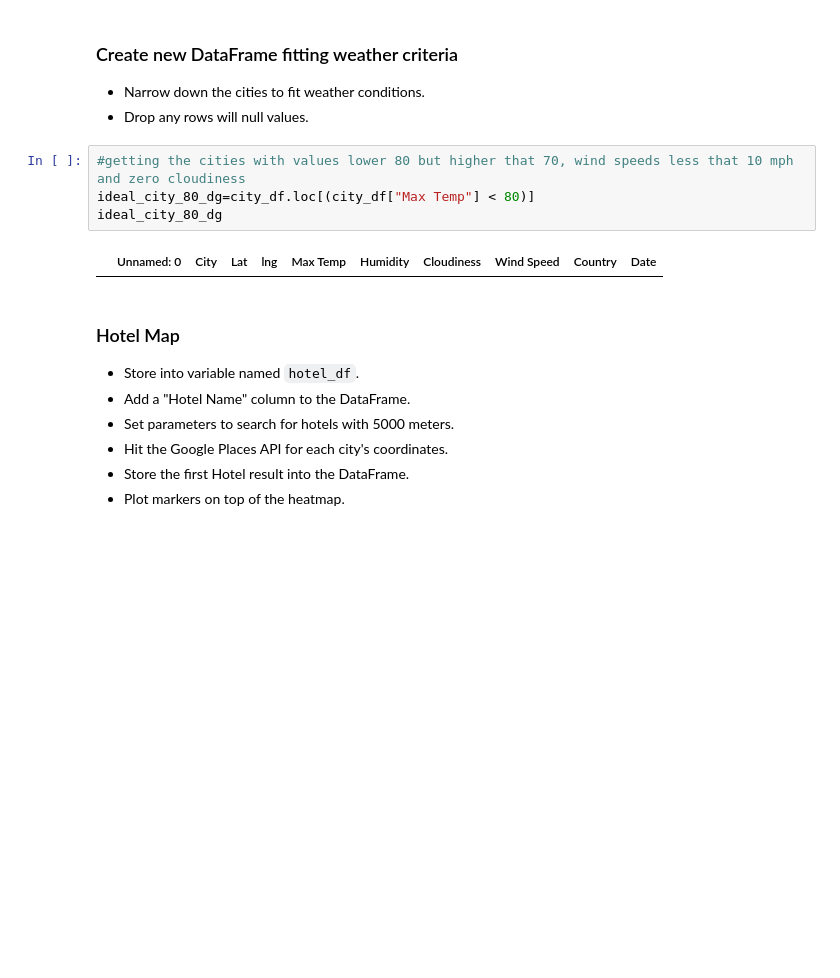
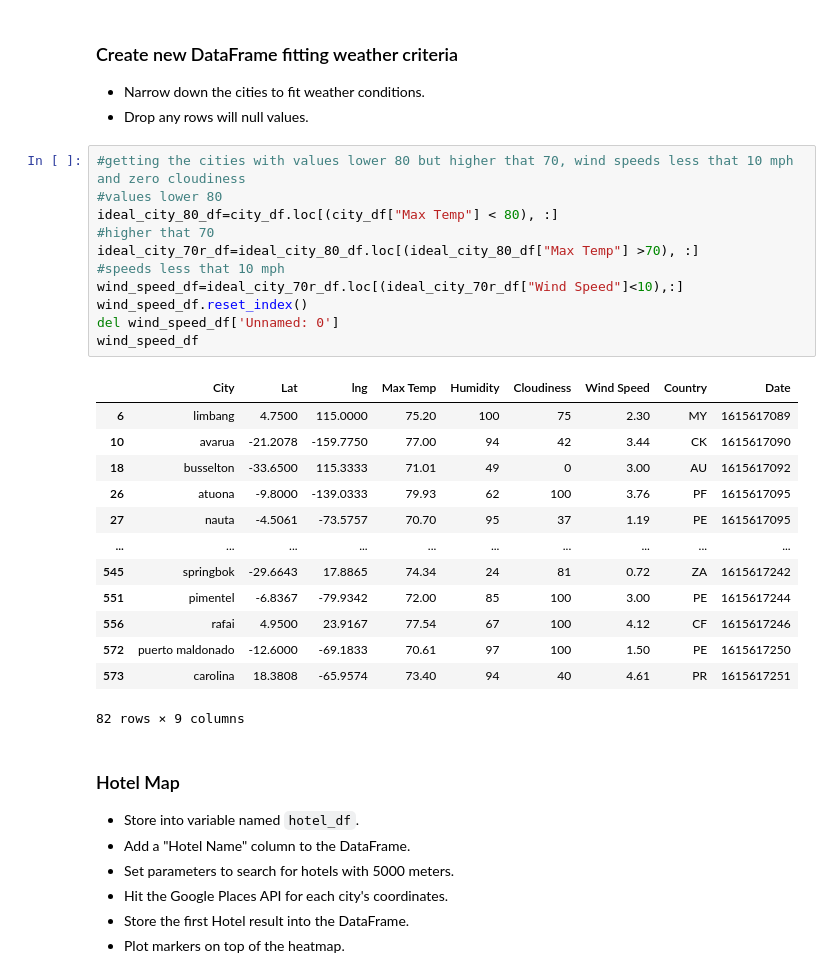
Before and after one commit to FreddyRangelA/python-api-challenge, a Jupyter notebook: VacationPy/VacationPy.ipynb, the cells around one changed output. Drawn from its saved outputs; the diff is of its cells as text; blank space fills up the shorter version.

```diff
--- a/VacationPy/VacationPy.ipynb
+++ b/VacationPy/VacationPy.ipynb
@@ -72,10 +72,29 @@ fig
 * Drop any rows will null values.
 # %%
 #getting the cities with values lower 80 but higher that 70, wind speeds less that 10 mph and zero cloudiness
-ideal_city_80_dg=city_df.loc[(city_df["Max Temp"] < 80)]
-ideal_city_80_dg
+#values lower 80
+ideal_city_80_df=city_df.loc[(city_df["Max Temp"] < 80), :]
+#higher that 70
+ideal_city_70r_df=ideal_city_80_df.loc[(ideal_city_80_df["Max Temp"] >70), :]
+#speeds less that 10 mph
+wind_speed_df=ideal_city_70r_df.loc[(ideal_city_70r_df["Wind Speed"]<10),:]
+wind_speed_df.reset_index()
+del wind_speed_df['Unnamed: 0']
+wind_speed_df
 # %% [output]
-|  | Unnamed: 0 | City | Lat | lng | Max Temp | Humidity | Cloudiness | Wind Speed | Country | Date |
+|  | City | Lat | lng | Max Temp | Humidity | Cloudiness | Wind Speed | Country | Date |
+| 6 | limbang | 4.7500 | 115.0000 | 75.20 | 100 | 75 | 2.30 | MY | 1615617089 |
+| 10 | avarua | -21.2078 | -159.7750 | 77.00 | 94 | 42 | 3.44 | CK | 1615617090 |
+| 18 | busselton | -33.6500 | 115.3333 | 71.01 | 49 | 0 | 3.00 | AU | 1615617092 |
+| 26 | atuona | -9.8000 | -139.0333 | 79.93 | 62 | 100 | 3.76 | PF | 1615617095 |
+| 27 | nauta | -4.5061 | -73.5757 | 70.70 | 95 | 37 | 1.19 | PE | 1615617095 |
+| ... | ... | ... | ... | ... | ... | ... | ... | ... | ... |
+| 545 | springbok | -29.6643 | 17.8865 | 74.34 | 24 | 81 | 0.72 | ZA | 1615617242 |
+| 551 | pimentel | -6.8367 | -79.9342 | 72.00 | 85 | 100 | 3.00 | PE | 1615617244 |
+| 556 | rafai | 4.9500 | 23.9167 | 77.54 | 67 | 100 | 4.12 | CF | 1615617246 |
+| 572 | puerto maldonado | -12.6000 | -69.1833 | 70.61 | 97 | 100 | 1.50 | PE | 1615617250 |
+| 573 | carolina | 18.3808 | -65.9574 | 73.40 | 94 | 40 | 4.61 | PR | 1615617251 |
+82 rows × 9 columns
 # %% [markdown]
 ### Hotel Map
 * Store into variable named `hotel_df`.
```
Also changed, not shown: parts of 3 cells of this notebook, 2 other files.
